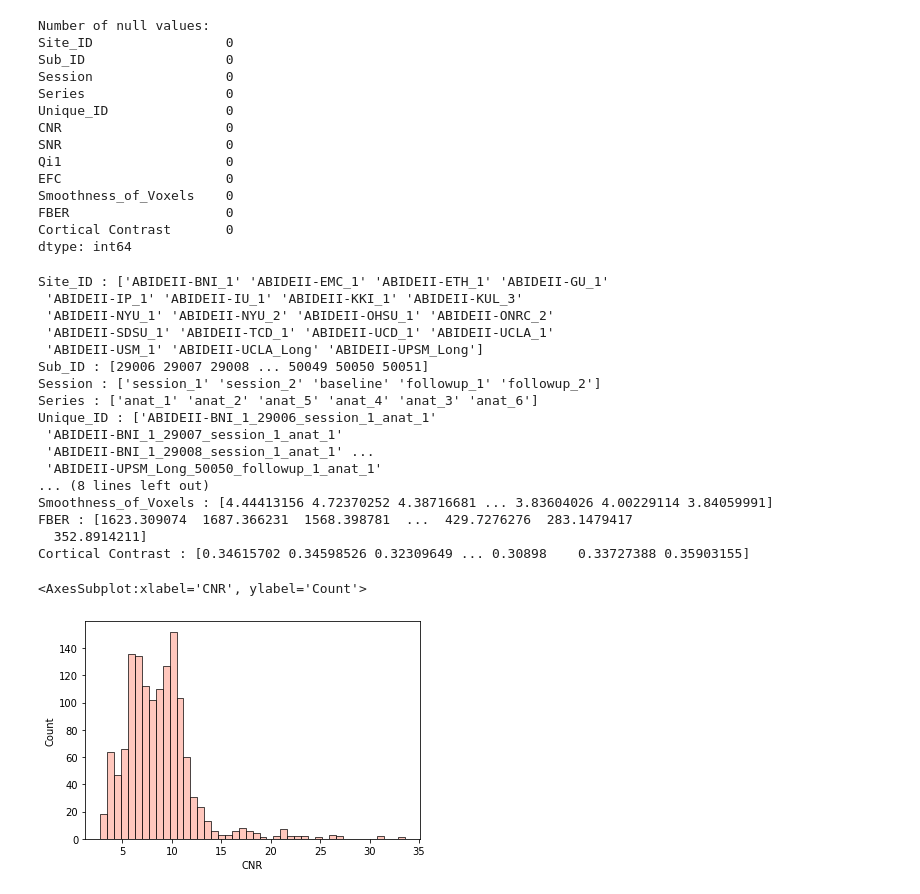
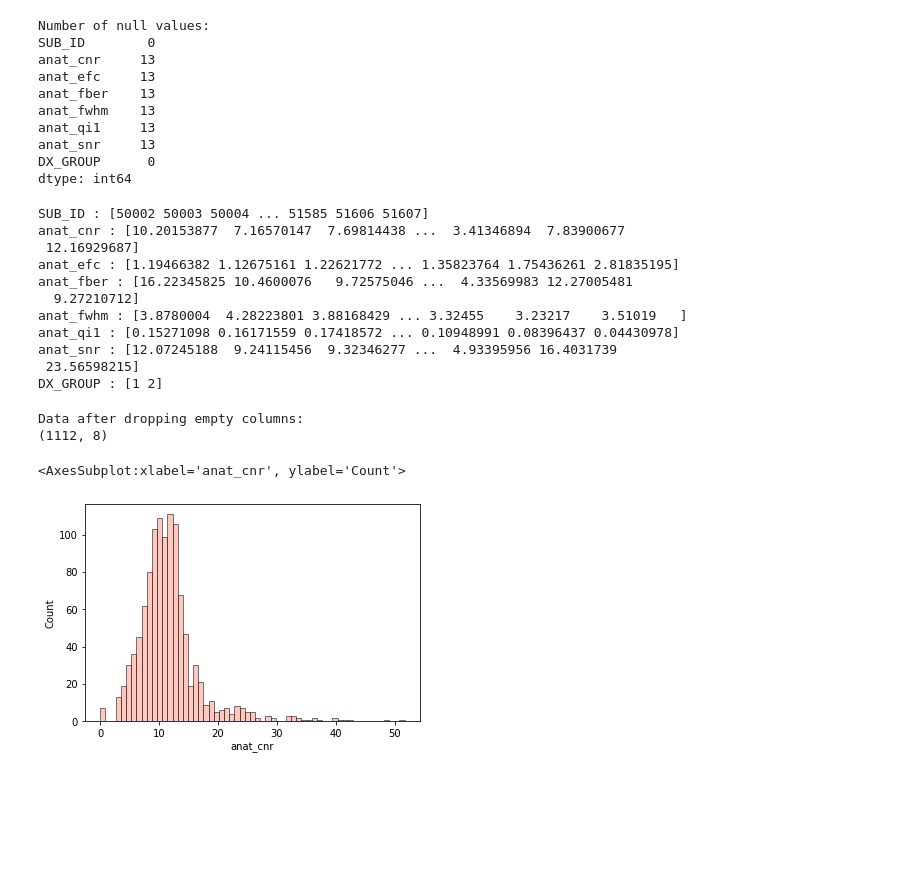
Before and after one commit to NAyeshaKhan/CSE499, a Jupyter notebook: Brain MRI ANN.ipynb, the cells around one changed output. Saved outputs shown, nothing was run; the diff lists cells and outputs as text; code cells hidden in the pictures; blank space fills up the shorter version.

```diff
--- a/Brain MRI ANN.ipynb
+++ b/Brain MRI ANN.ipynb
@@ -10,6 +10,6 @@ import seaborn as sns
 
 # load the dataset
 #dataset = loadtxt('anat_qap.csv', delimiter=',')
-df = pd.read_csv('anat_qap.csv')
+df = pd.read_csv('Phenotypic_V1_0b_preprocessed1.csv')
 df.head()
 # %% [output]
@@ -22,3 +22,4 @@ df.head()
 # %%
+df=df[['SUB_ID','anat_cnr','anat_efc','anat_fber','anat_fwhm','anat_qi1','anat_snr','DX_GROUP']]
 df.describe()
 # %% [output]
@@ -37,47 +38,45 @@ print("Number of null values:")
 print(df.isnull().sum())
 # %% [output]
 Number of null values:
-Site_ID                 0
-Sub_ID                  0
-Session                 0
-Series                  0
-Unique_ID               0
-CNR                     0
-SNR                     0
-Qi1                     0
-EFC                     0
-Smoothness_of_Voxels    0
-FBER                    0
-Cortical Contrast       0
+SUB_ID        0
+anat_cnr     13
+anat_efc     13
+anat_fber    13
+anat_fwhm    13
+anat_qi1     13
+anat_snr     13
+DX_GROUP      0
 dtype: int64
 # %%
 #Checking number of unique values and wrong entries like symbols -,?,#,*,etc.
 for col in df.columns:
     print('{} : {}'.format(col,df[col].unique()))
 # %% [output]
-Site_ID : ['ABIDEII-BNI_1' 'ABIDEII-EMC_1' 'ABIDEII-ETH_1' 'ABIDEII-GU_1'
- 'ABIDEII-IP_1' 'ABIDEII-IU_1' 'ABIDEII-KKI_1' 'ABIDEII-KUL_3'
- 'ABIDEII-NYU_1' 'ABIDEII-NYU_2' 'ABIDEII-OHSU_1' 'ABIDEII-ONRC_2'
- 'ABIDEII-SDSU_1' 'ABIDEII-TCD_1' 'ABIDEII-UCD_1' 'ABIDEII-UCLA_1'
- 'ABIDEII-USM_1' 'ABIDEII-UCLA_Long' 'ABIDEII-UPSM_Long']
-Sub_ID : [29006 29007 29008 ... 50049 50050 50051]
-Session : ['session_1' 'session_2' 'baseline' 'followup_1' 'followup_2']
-Series : ['anat_1' 'anat_2' 'anat_5' 'anat_4' 'anat_3' 'anat_6']
-Unique_ID : ['ABIDEII-BNI_1_29006_session_1_anat_1'
- 'ABIDEII-BNI_1_29007_session_1_anat_1'
- 'ABIDEII-BNI_1_29008_session_1_anat_1' ...
- 'ABIDEII-UPSM_Long_50050_followup_1_anat_1'
-... (8 lines left out)
-Smoothness_of_Voxels : [4.44413156 4.72370252 4.38716681 ... 3.83604026 4.00229114 3.84059991]
-FBER : [1623.309074  1687.366231  1568.398781  ...  429.7276276  283.1479417
-  352.8914211]
-Cortical Contrast : [0.34615702 0.34598526 0.32309649 ... 0.30898    0.33727388 0.35903155]
+SUB_ID : [50002 50003 50004 ... 51585 51606 51607]
+anat_cnr : [10.20153877  7.16570147  7.69814438 ...  3.41346894  7.83900677
+ 12.16929687]
+anat_efc : [1.19466382 1.12675161 1.22621772 ... 1.35823764 1.75436261 2.81835195]
+anat_fber : [16.22345825 10.4600076   9.72575046 ...  4.33569983 12.27005481
+  9.27210712]
+anat_fwhm : [3.8780004  4.28223801 3.88168429 ... 3.32455    3.23217    3.51019   ]
+anat_qi1 : [0.15271098 0.16171559 0.17418572 ... 0.10948991 0.08396437 0.04430978]
+anat_snr : [12.07245188  9.24115456  9.32346277 ...  4.93395956 16.4031739
+ 23.56598215]
+DX_GROUP : [1 2]
+# %%
+df = df.dropna(axis='columns', how='all')
+
+print("Data after dropping empty columns:")
+print(df.shape)
+# %% [output]
+Data after dropping empty columns:
+(1112, 8)
 # %%
 #Histogram of Age distrbution
-sns.histplot(data=df,x='CNR',color="#ffb5a7")
+sns.histplot(data=df,x='anat_cnr',color="#ffb5a7")
 # %% [output]
-<AxesSubplot:xlabel='CNR', ylabel='Count'>
+<AxesSubplot:xlabel='anat_cnr', ylabel='Count'>
-[figure, old version]
+[figure, new version]
 # %%
 #Relationship analysis
 sns.heatmap(df.corr(),cbar=True, annot=True, cmap='Blues')
```
Also changed, not shown: parts of 9 cells of this notebook, 2 other files.
